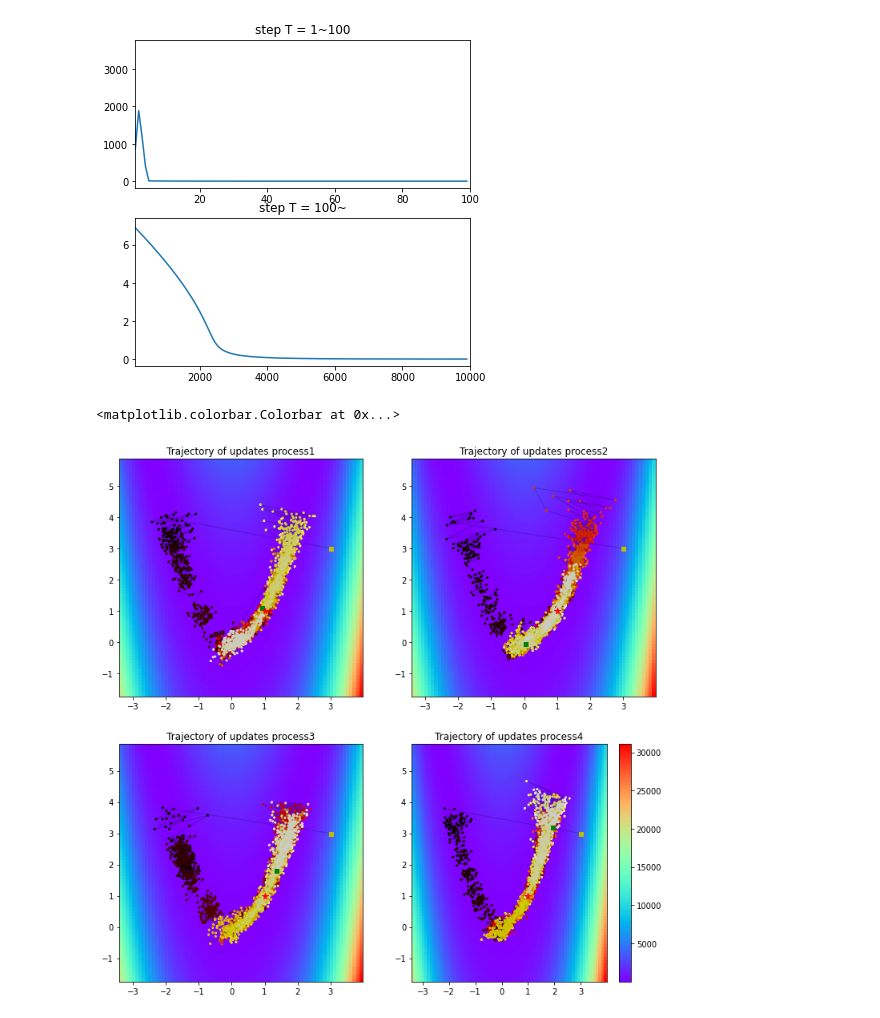
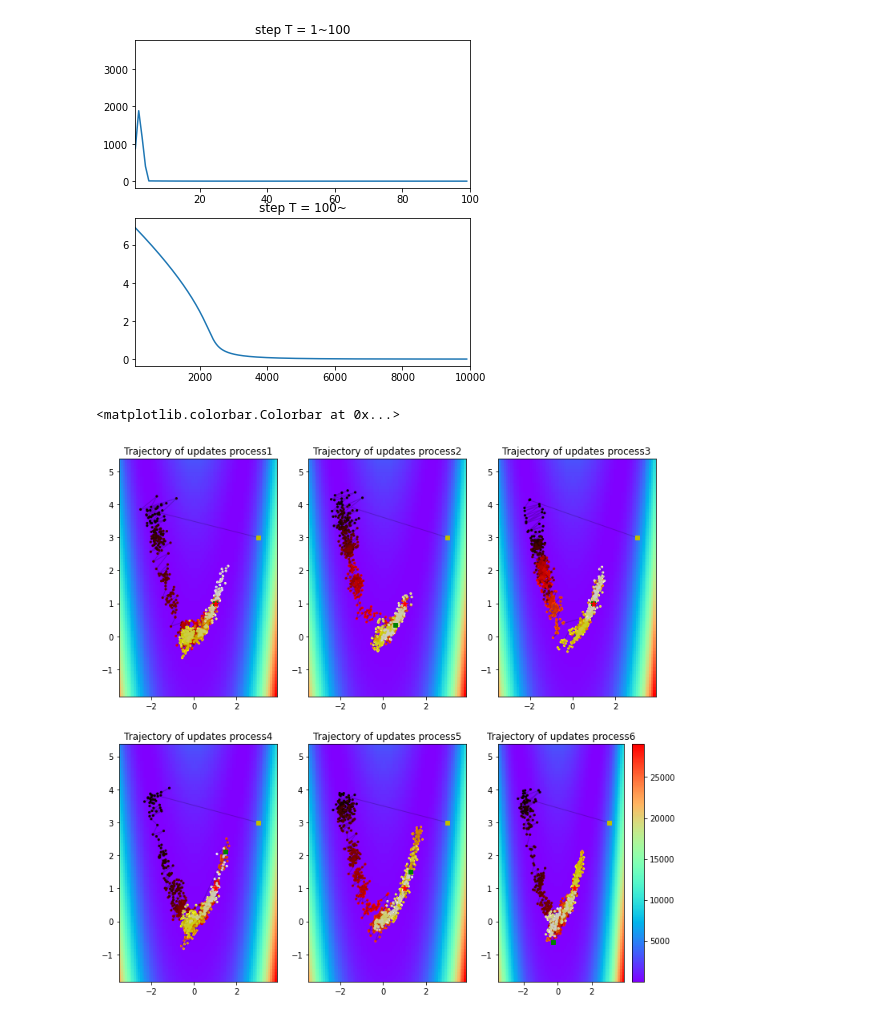
Before and after one commit to NaokiNakamichi/ML, a Jupyter notebook: GD/multiprocess_SGD.ipynb, the cells around one changed output. Cells and saved outputs as stored; diff of their text form; code cells hidden in the pictures.

```diff
--- a/GD/multiprocess_SGD.ipynb
+++ b/GD/multiprocess_SGD.ipynb
@@ -100,8 +100,9 @@ axes[1].set_xlim(100,10000)
 # multiprocessの部分がnotebookでしか動かないため(if __name__ == "__main__":)　一旦関数をベタ書き
 # マシンのコア数で並列処理
 # コア間の統合を行う。
+# 反復小数　＋　多コア統合
 w_init = np.array([3,3])
-_t_max = 2000
+_t_max = 500
 f = model_opt.RosenBrock(err = 0)
 
 def SGD_update(w):
@@ -149,32 +150,32 @@ shape = w_store.shape
 k = np.reshape(w_store,(2,-1,shape[1],shape[2]))
 
 
 
 
 xvals = np.arange(k[:,:,:,0].min()-1,k[:,:,:,0].max()+1, 0.1)
 yvals = np.arange(k[:,:,:,1].min()-1,k[:,:,:,1].max()+1, 0.1)
 X, Y = np.meshgrid(xvals, yvals)
 Z = f.f_opt([X,Y])
 
 fig, axes = plt.subplots(k.shape[0],k.shape[1] , figsize=(12,12))
 for i,value1 in enumerate(k):
     for j,value2 in enumerate(value1):
 
         axes[i][j].set_title("Trajectory of updates process{}".format(k.shape[1]*i + j + 1))
         axes[i][j].pcolor(X, Y, Z,cmap=plt.cm.rainbow)
         # wの軌跡
-        c = np.linspace(0, _t_max * 2, len(w_store[0]))
+        c = np.linspace(0, _t_max * 2, len(value2.T[0]))
         axes[i][j].scatter(value2.T[0],value2.T[1],c=c,cmap = plt.cm.hot ,linewidths=0.01,alpha=1,s=10)
         axes[i][j].plot(value2.T[0],value2.T[1],c="k",alpha=0.2,linewidth=1)
         # 始点、終点、真値
         axes[i][j].plot(*value2[0], 'ys', markersize=5)
         axes[i][j].plot(*value2[-1], 'gs', markersize=5)
         axes[i][j].plot(*w_star, 'r*', markersize=8)
 
 
 norm = colors.Normalize(vmin=Z.min(),vmax=Z.max())
 mappable = ScalarMappable(cmap=plt.cm.rainbow,norm=norm)
 fig.colorbar(mappable)
 # %% [output]
 <matplotlib.colorbar.Colorbar at 0x...>
-[figure, old version]
+[figure, new version]
```
Also changed, not shown: parts of 6 cells of this notebook.
